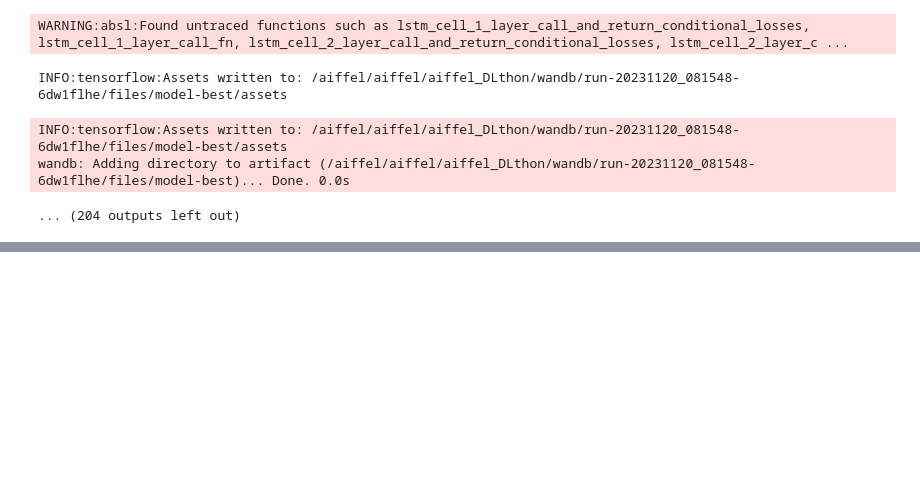
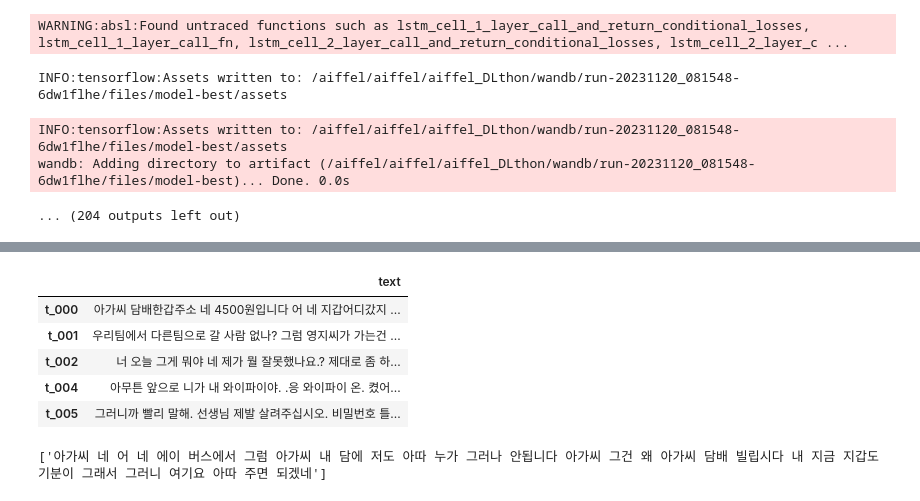
Before and after one commit to Seoyeon1129/AIFFEL_DLthon, a Jupyter notebook: aiffel_DLthon.ipynb, the cells around one changed output, grey strips where cells are left out. Cells and saved outputs as stored; diff of their text form; code cells hidden in the pictures; blank space fills up the shorter version.

```diff
--- a/aiffel_DLthon.ipynb
+++ b/aiffel_DLthon.ipynb
@@ -367,0 +466,10 @@ wandb: Adding directory to artifact (/aiffel/aiffel/aiffel_DLthon/wandb/run-2023
+# %%
+test_data = pd.read_json("~/aiffel/dktc/data/test.json").transpose()
+test_data.head()
+# %% [output]
+|  | text |
+| t_000 | 아가씨 담배한갑주소 네 4500원입니다 어 네 지갑어디갔지 ... |
+| t_001 | 우리팀에서 다른팀으로 갈 사람 없나? 그럼 영지씨가 가는건 ... |
+| t_002 | 너 오늘 그게 뭐야 네 제가 뭘 잘못했나요.? 제대로 좀 하... |
+| t_004 | 아무튼 앞으로 니가 내 와이파이야. .응 와이파이 온. 켰어... |
+| t_005 | 그러니까 빨리 말해. 선생님 제발 살려주십시오. 비밀번호 틀... |
@@ -367,0 +484,4 @@ wandb: Adding directory to artifact (/aiffel/aiffel/aiffel_DLthon/wandb/run-2023
+# %%
+tokenizer.sequences_to_texts([tensor[0]])
+# %% [output]
+['아가씨 네 어 네 에이 버스에서 그럼 아가씨 내 담에 저도 아따 누가 그러나 안됩니다 아가씨 그건 왜 아가씨 담배 빌립시다 내 지금 지갑도 기분이 그래서 그러니 여기요 아따 주면 되겠네']
```
Also changed, not shown: parts of 24 cells of this notebook.
